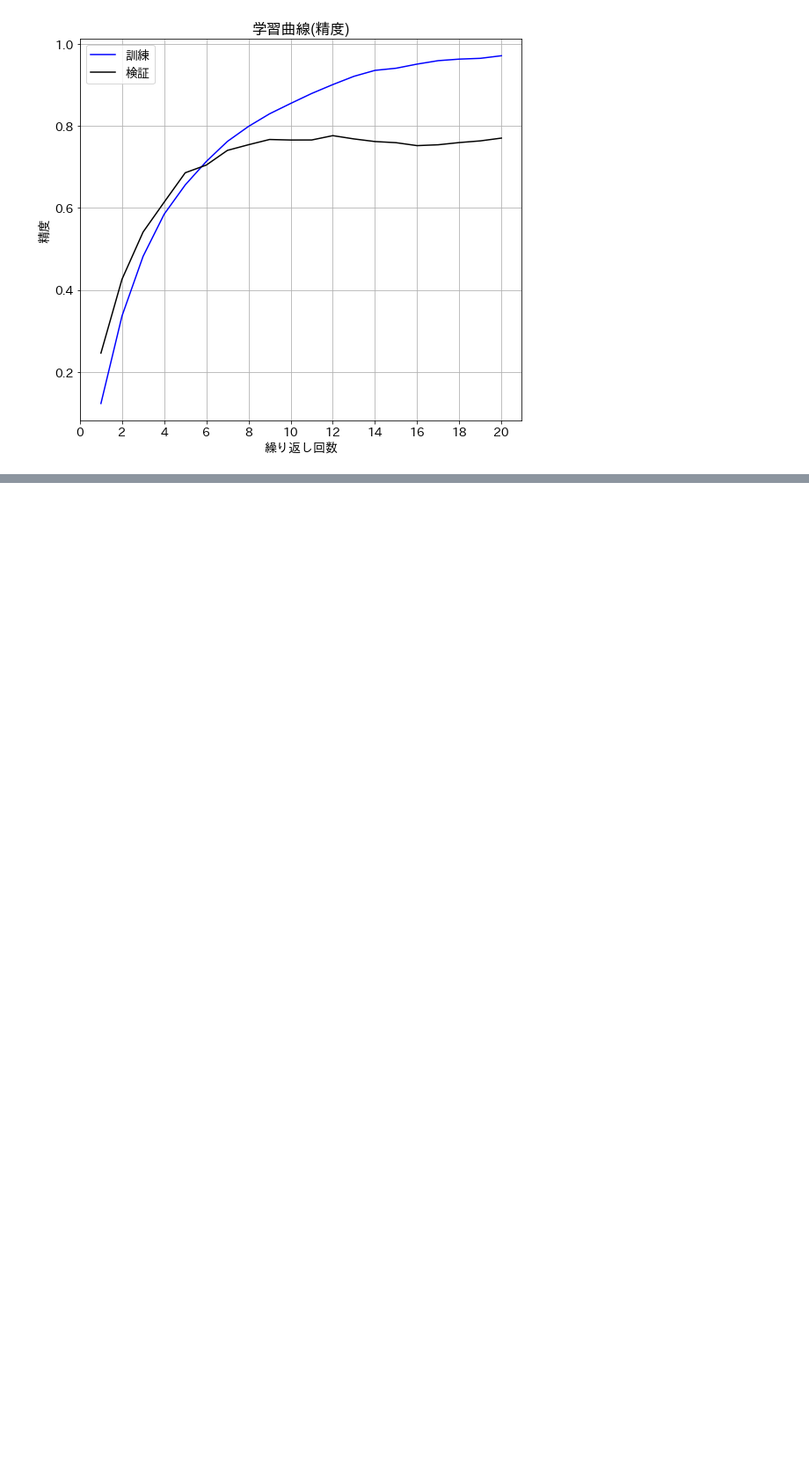
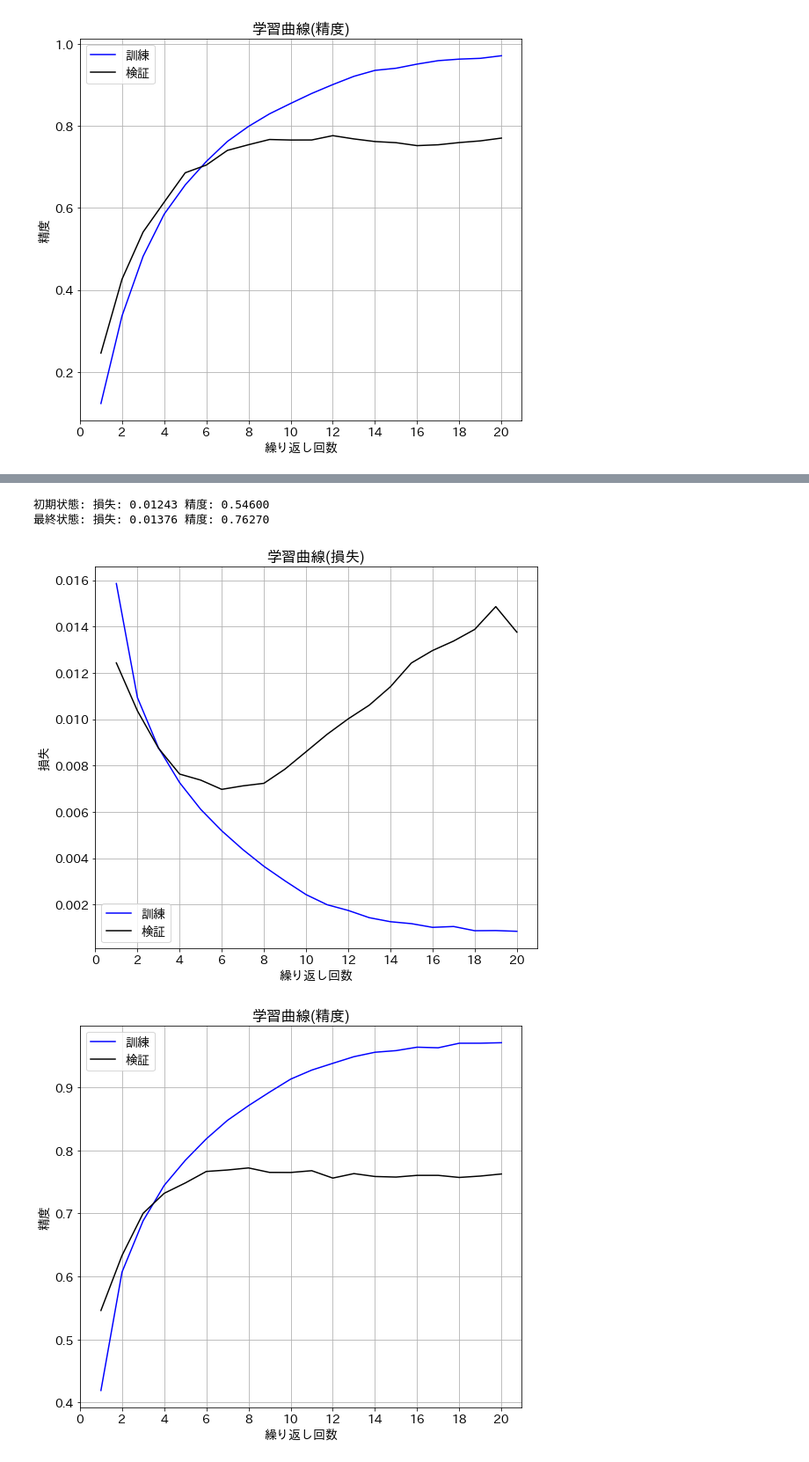
Before and after one commit to mixtape115/torch, a Jupyter notebook: src/ch10.ipynb, the cells around one changed output, grey strips where cells are left out. Shown at 88% size. Saved outputs shown, nothing was run; the diff lists cells and outputs as text; code cells hidden in the pictures; blank space fills up the shorter version.

```diff
--- a/src/ch10.ipynb
+++ b/src/ch10.ipynb
@@ -443,3 +485,10 @@ evaluate_history(history2)
+# %%
+evaluate_history(history3)
+# %% [output]
+初期状態: 損失: 0.01243 精度: 0.54600
+最終状態: 損失: 0.01376 精度: 0.76270
+[figure, added]
+[figure, added]
 # %%
 # 結果比較
 # %%
```
Also changed, not shown: parts of 8 cells of this notebook, 10 other files.
